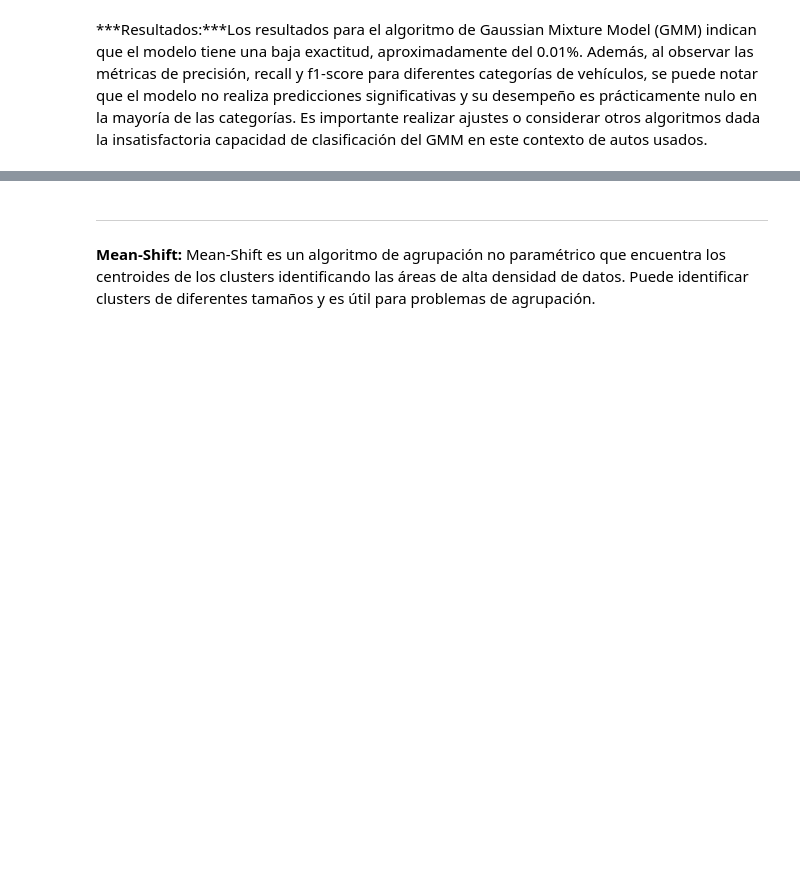
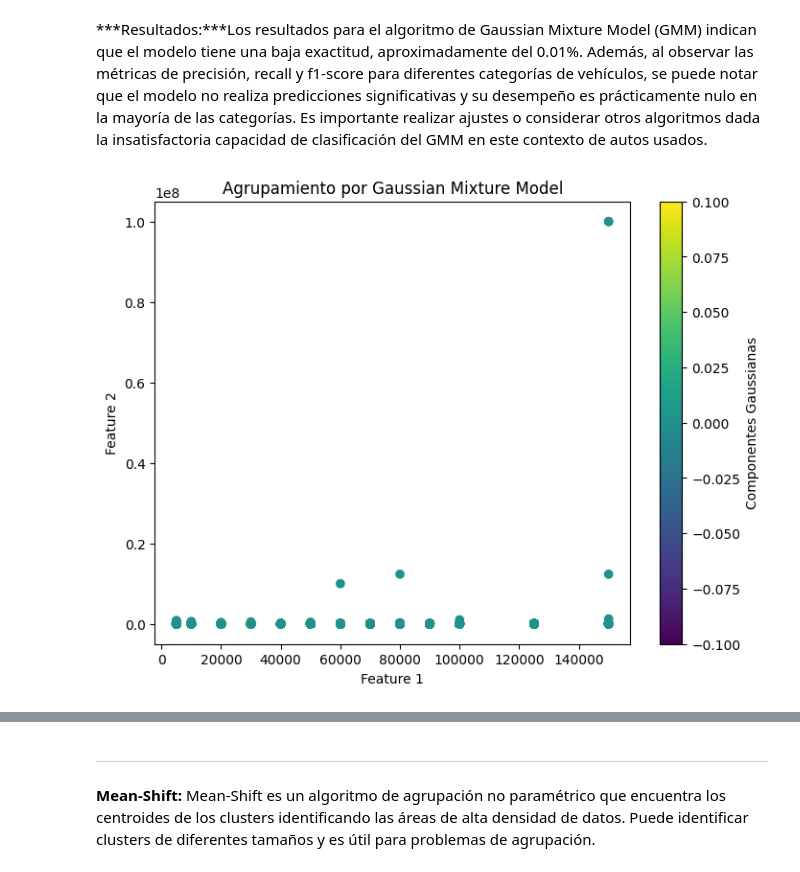
Before and after one commit to ignvcio42/IA-TAREAS, a Jupyter notebook: Tarea_3/T3_IA_Ignacio.ipynb, the cells around one changed output, grey strips where cells are left out. Drawn from its saved outputs; the diff is of its cells as text; code cells hidden in the pictures; blank space fills up the shorter version.

```diff
--- a/Tarea_3/T3_IA_Ignacio.ipynb
+++ b/Tarea_3/T3_IA_Ignacio.ipynb
@@ -286,3 +335,15 @@ Exactitud: 0.0103398669304082
 weighted avg       0.00      0.01      0.00     66732
 # %% [markdown]
 ***Resultados:***Los resultados para el algoritmo de Gaussian Mixture Model (GMM) indican que el modelo tiene una baja exactitud, aproximadamente del 0.01%. Además, al observar las métricas de precisión, recall y f1-score para diferentes categorías de vehículos, se puede notar que el modelo no realiza predicciones significativas y su desempeño es prácticamente nulo en la mayoría de las categorías. Es importante realizar ajustes o considerar otros algoritmos dada la insatisfactoria capacidad de clasificación del GMM en este contexto de autos usados.
+# %%
+import matplotlib.pyplot as plt
+
+plt.figure(figsize=(8, 6))
+plt.scatter(X_test.iloc[:, 0], X_test.iloc[:, 1], c=y_pred_gmm)
+plt.title('Agrupamiento por Gaussian Mixture Model')
+plt.xlabel('Feature 1')
+plt.ylabel('Feature 2')
+plt.colorbar(label='Componentes Gaussianas')
+plt.show()
+# %% [output]
+[figure, added]
```
Also changed, not shown: parts of 9 cells of this notebook.
